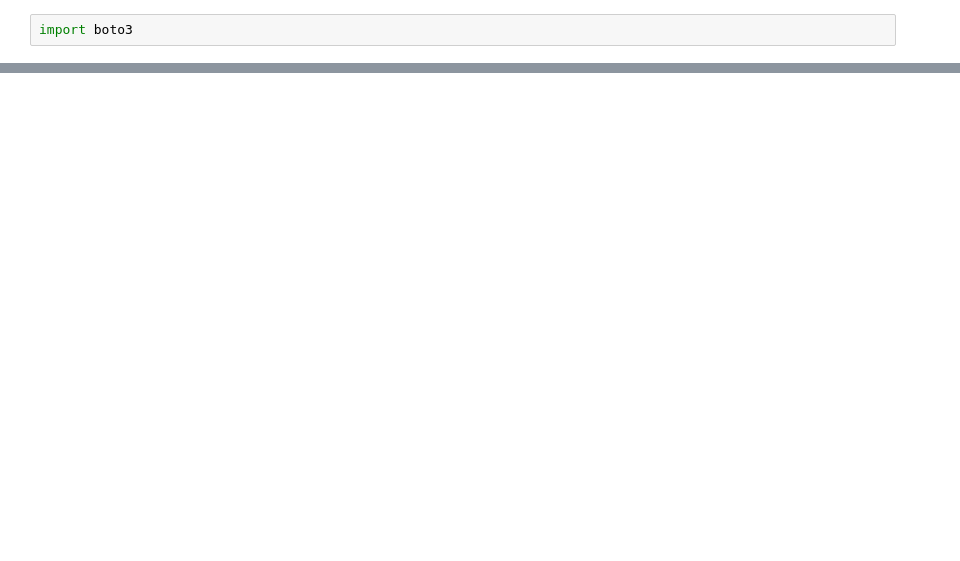
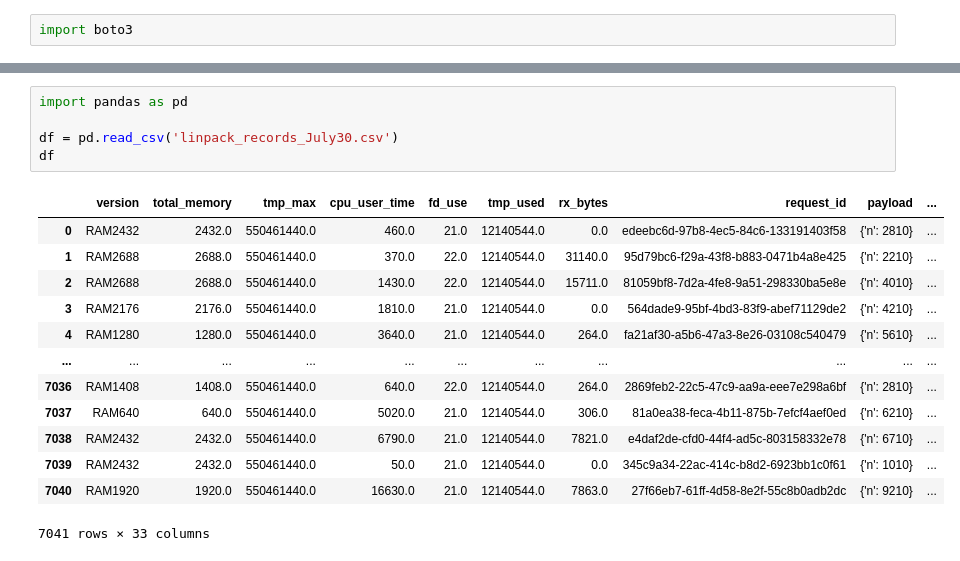
Before and after one commit to SidAg26/aws-lambda-power-tuning, a Jupyter notebook: similarity-lambda-workflow/offline-step/boto3.ipynb, the cells around one changed output, grey strips where cells are left out. Drawn from its saved outputs; the diff is of its cells as text; blank space fills up the shorter version.

```diff
--- a/similarity-lambda-workflow/offline-step/boto3.ipynb
+++ b/similarity-lambda-workflow/offline-step/boto3.ipynb
@@ -27,0 +680,19 @@ AmazonChimeServices
+# %%
+import pandas as pd
+
+df = pd.read_csv('linpack_records_July30.csv')
+df
+# %% [output]
+|  | version | total_memory | tmp_max | cpu_user_time | fd_use | tmp_used | rx_bytes | request_id | payload | ... |
+| 0 | RAM2432 | 2432.0 | 550461440.0 | 460.0 | 21.0 | 12140544.0 | 0.0 | edeebc6d-97b8-4ec5-84c6-133191403f58 | {'n': 2810} | ... |
+| 1 | RAM2688 | 2688.0 | 550461440.0 | 370.0 | 22.0 | 12140544.0 | 31140.0 | 95d79bc6-f29a-43f8-b883-0471b4a8e425 | {'n': 2210} | ... |
+| 2 | RAM2688 | 2688.0 | 550461440.0 | 1430.0 | 22.0 | 12140544.0 | 15711.0 | 81059bf8-7d2a-4fe8-9a51-298330ba5e8e | {'n': 4010} | ... |
+| 3 | RAM2176 | 2176.0 | 550461440.0 | 1810.0 | 21.0 | 12140544.0 | 0.0 | 564dade9-95bf-4bd3-83f9-abef71129de2 | {'n': 4210} | ... |
+| 4 | RAM1280 | 1280.0 | 550461440.0 | 3640.0 | 21.0 | 12140544.0 | 264.0 | fa21af30-a5b6-47a3-8e26-03108c540479 | {'n': 5610} | ... |
+| ... | ... | ... | ... | ... | ... | ... | ... | ... | ... | ... |
+| 7036 | RAM1408 | 1408.0 | 550461440.0 | 640.0 | 22.0 | 12140544.0 | 264.0 | 2869feb2-22c5-47c9-aa9a-eee7e298a6bf | {'n': 2810} | ... |
+| 7037 | RAM640 | 640.0 | 550461440.0 | 5020.0 | 21.0 | 12140544.0 | 306.0 | 81a0ea38-feca-4b11-875b-7efcf4aef0ed | {'n': 6210} | ... |
+| 7038 | RAM2432 | 2432.0 | 550461440.0 | 6790.0 | 21.0 | 12140544.0 | 7821.0 | e4daf2de-cfd0-44f4-ad5c-803158332e78 | {'n': 6710} | ... |
+| 7039 | RAM2432 | 2432.0 | 550461440.0 | 50.0 | 21.0 | 12140544.0 | 0.0 | 345c9a34-22ac-414c-b8d2-6923bb1c0f61 | {'n': 1010} | ... |
+| 7040 | RAM1920 | 1920.0 | 550461440.0 | 16630.0 | 21.0 | 12140544.0 | 7863.0 | 27f66eb7-61ff-4d58-8e2f-55c8b0adb2dc | {'n': 9210} | ... |
+7041 rows × 33 columns
```
Also changed, not shown: parts of 44 cells of this notebook.
